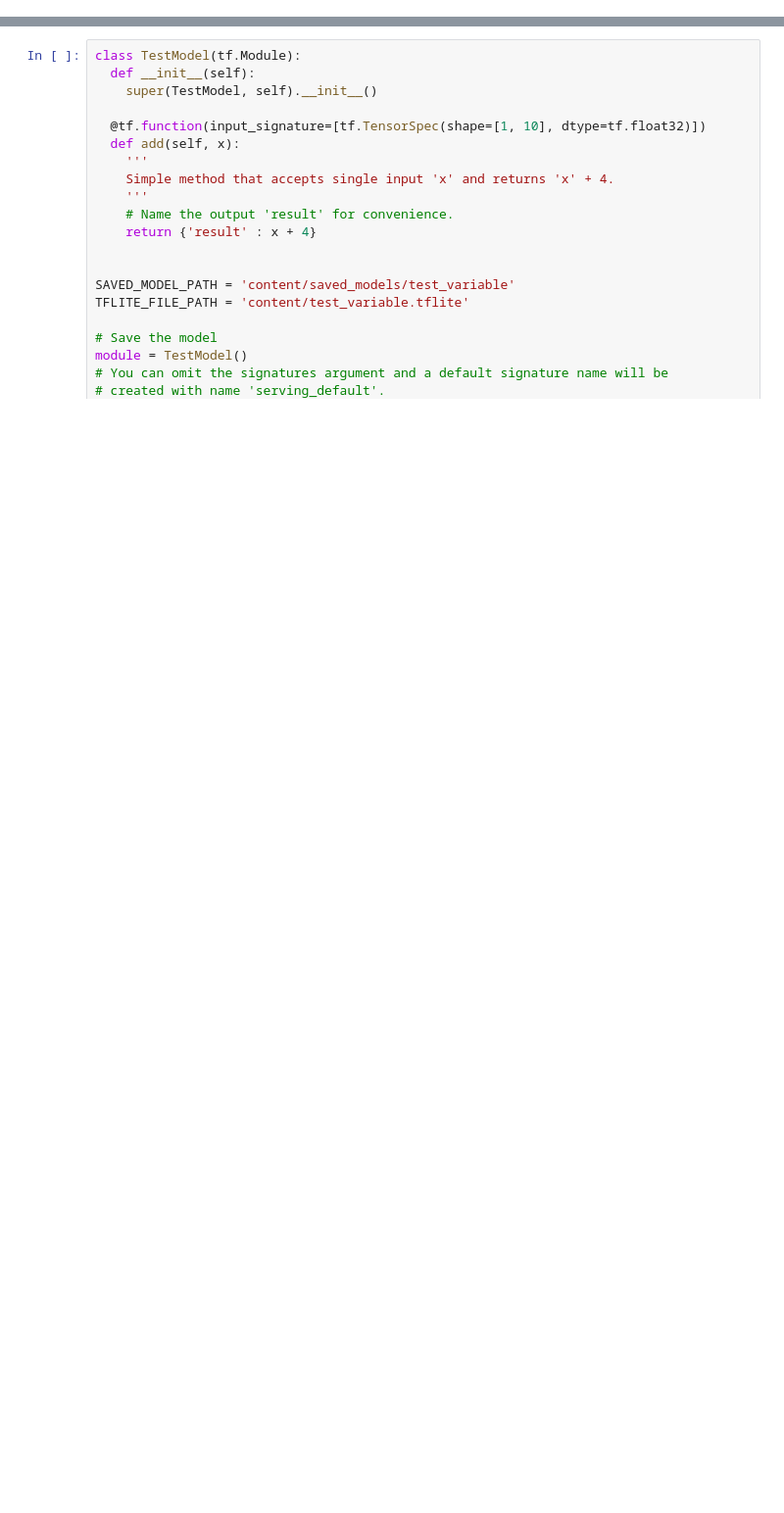
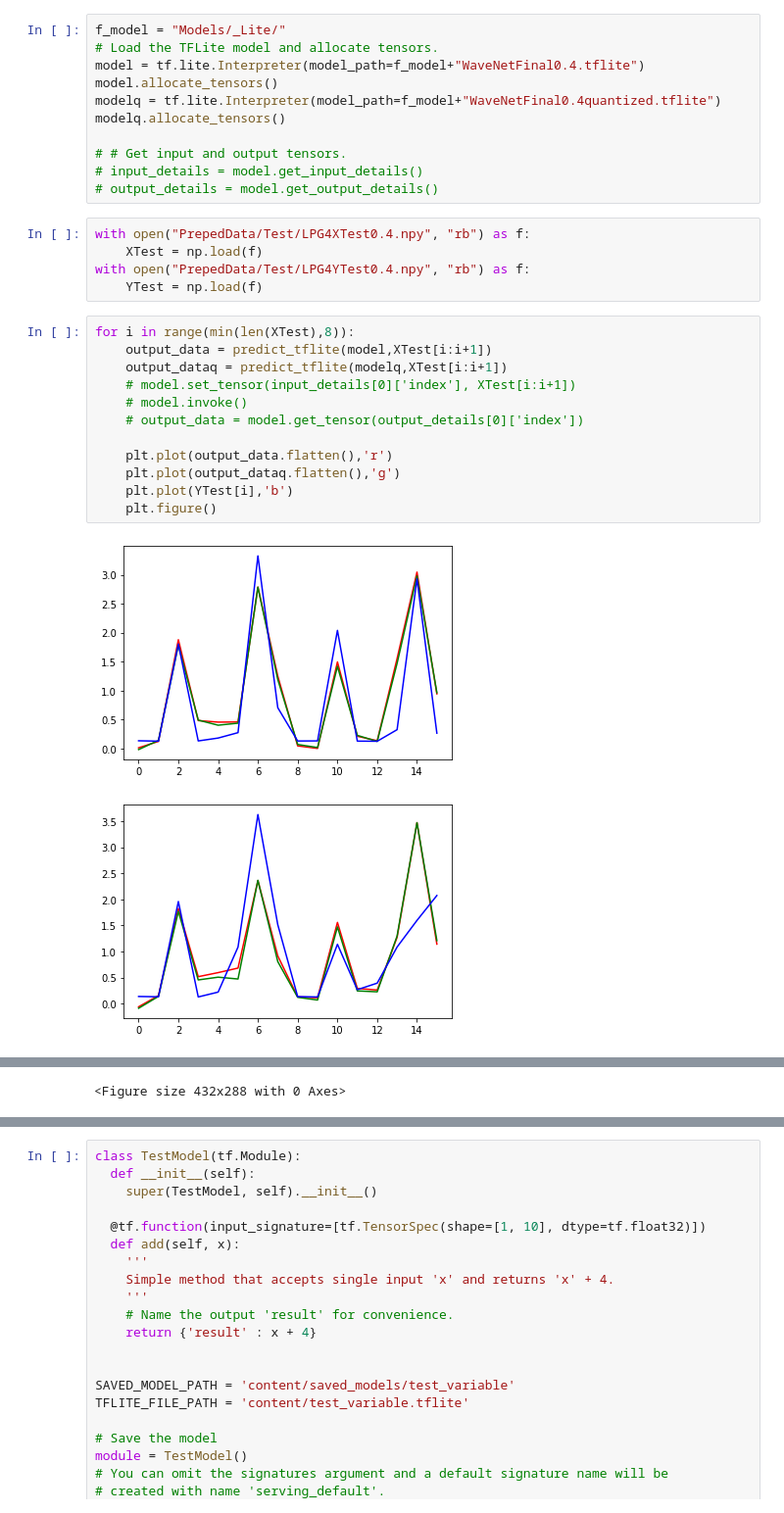
Before and after one commit to jurek1029/HouseholdEnergyPredictor, a Jupyter notebook: Load Prediction/TensorflowLitePythonTest.ipynb, the cells around one changed output, grey strips where cells are left out. Shown: that part at 98% size. Saved outputs shown, nothing was run; the diff lists cells and outputs as text; blank space fills up the shorter version.

```diff
--- a/Load Prediction/TensorflowLitePythonTest.ipynb
+++ b/Load Prediction/TensorflowLitePythonTest.ipynb
@@ -3,0 +40,31 @@ import tensorflow as tf
+# %%
+f_model = "Models/_Lite/"
+# Load the TFLite model and allocate tensors.
+model = tf.lite.Interpreter(model_path=f_model+"WaveNetFinal0.4.tflite")
+model.allocate_tensors()
+modelq = tf.lite.Interpreter(model_path=f_model+"WaveNetFinal0.4quantized.tflite")
+modelq.allocate_tensors()
+
+# # Get input and output tensors.
+# input_details = model.get_input_details()
+# output_details = model.get_output_details()
+# %%
+with open("PrepedData/Test/LPG4XTest0.4.npy", "rb") as f:
+    XTest = np.load(f)
+with open("PrepedData/Test/LPG4YTest0.4.npy", "rb") as f:
+    YTest = np.load(f)
+# %%
+for i in range(min(len(XTest),8)):
+    output_data = predict_tflite(model,XTest[i:i+1])
+    output_dataq = predict_tflite(modelq,XTest[i:i+1])
+    # model.set_tensor(input_details[0]['index'], XTest[i:i+1])
+    # model.invoke()
+    # output_data = model.get_tensor(output_details[0]['index'])
+
+    plt.plot(output_data.flatten(),'r')
+    plt.plot(output_dataq.flatten(),'g')
+    plt.plot(YTest[i],'b')
+    plt.figure()
+# %% [output]
+[figure, added]
+[figure, added]
@@ -3,0 +77 @@ import tensorflow as tf
+<Figure size 432x288 with 0 Axes>
```
Also changed, not shown: parts of 6 cells of this notebook, 2 other files.
